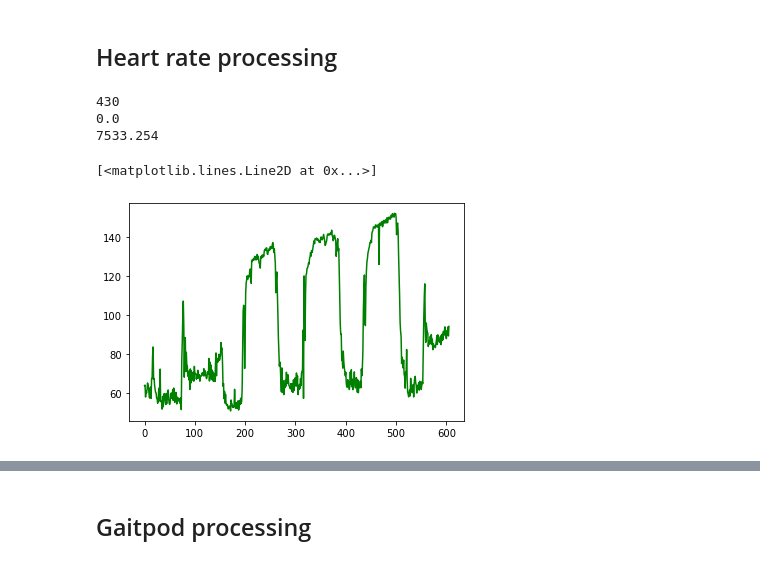
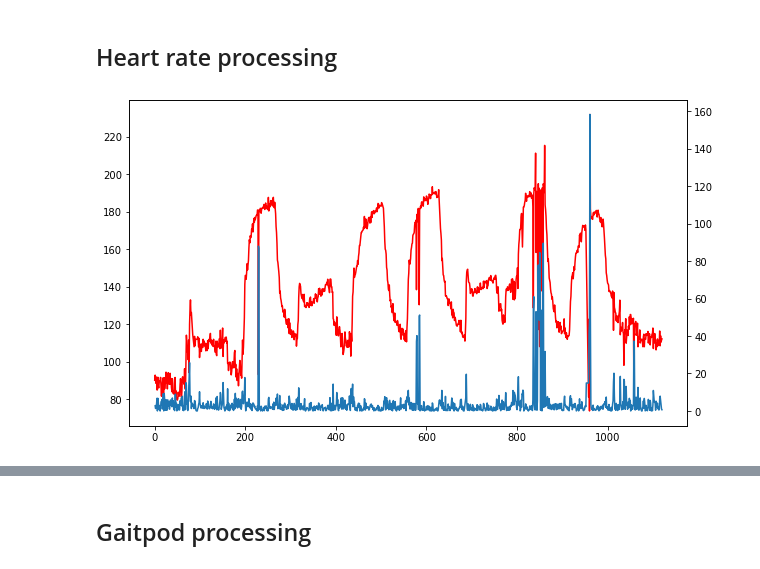
Before and after one commit to trinhgiahuy/OpenKinTest, a Jupyter notebook: 1_Neil_data_files/Neil_data_correlation_plot.ipynb, the cells around one changed output, grey strips where cells are left out. Drawn from its saved outputs; the diff is of its cells as text; code cells hidden in the pictures.

Commit message:
Update code for clean subject 1

```diff
--- a/1_Neil_data_files/Neil_data_correlation_plot.ipynb
+++ b/1_Neil_data_files/Neil_data_correlation_plot.ipynb
@@ -81,7 +81,7 @@ def check_duplicates(arr):
 
 def comma_to_float(string):
     string=str(string)
-    if len(string) == 0 or '-' in string:
+    if len(string) == 0 or '-' in string or '#' in string:
         return -100
     # Replace comma with dot and convert to float
     if ',' in string:
@@ -109,12 +109,6 @@ oxygen_data_reconstruct=np.array(oxygen_data_reconstruct)
 
 print(oxygen_data_reconstruct[:,0])
 
-
-# plt.figure(figsize=(17.5,15))
-# plt.plot(oxygen_data_reconstruct[:,1])
-# print(np.shape(oxygen_data_reconstruct))
-
-
 outline_threshold=200
 for i,row in enumerate(oxygen_data_reconstruct):
     if row[1]>outline_threshold:
@@ -135,5 +129,14 @@ lastSec=timestamps[-1]
 oxygenResamplingIdx = np.arange(firstSec, lastSec, Oxygen_sampling_time)
 oxygen_sampling=np.interp(oxygenResamplingIdx,timestamps,oxygen_data_reconstruct[:,1])
 
-# plt.plot(oxygen_sampling)
+## ===== FOR SUBJECT 2, REMOVE NAN AND ZERO ENTRIES
+reconstruct_index=[]
+if subjectID==1:
+    for i,data in enumerate(oxygen_sampling):
+        if data < 1:
+            reconstruct_index.append(i)
+    print(reconstruct_index)
+    oxygen_sampling = [value for index,value in enumerate(oxygen_sampling) if index not in reconstruct_index]
+
+plt.plot(oxygen_sampling)
 # %% [output]
@@ -143,44 +149,65 @@ oxygen_sampling=np.interp(oxygenResamplingIdx,timestamps,oxygen_data_reconstruct
 ## Heart rate processing
 # %%
 HR_CutOff_Time=HR_CutOff_Times[subjectID]
-print(HR_CutOff_Time)
+# print(HR_CutOff_Time)
 HR_data=np.squeeze(readCSV(HRFn))
 # HR_data=np.char.split(np.squeeze(readCSV(HRFn)),sep=";")
 HR_data_stack=list()
 for i in range(len(HR_data)):
     HR_data_tmp=HR_data[i].split(";")
 #     print(HR_data_tmp)
     HR_data_stack.append(HR_data_tmp)
 HR_data_stack=np.vstack(HR_data_stack)
 
 
 ## Remove HR data with len=0
 arr_list=HR_data_stack.tolist()
 HR_data_stack=[item for item in arr_list if len(item[0]) > 0 and len(item[1]) > 0]
 HR_data_stack=np.array(HR_data_stack).astype(np.float32).squeeze()
 
-# plt.figure(figsize=(17.5,15))
 HR_data_stack[:,0]=HR_data_stack[:,0]/1000
-# plt.plot(HR_data_stack[:,0],HR_data_stack[:,1])
-# print(np.shape(HR_data_stack))
+
 
 HRFirstEle=HR_data_stack[0,0]
 HRLastEle=HR_data_stack[-1,0]
-print(HRFirstEle)
-print(HRLastEle)
-HR_sampling_index=np.arange(firstSec, lastSec, HR_sampling_time)
+# print(HRFirstEle)
+# print(HRLastEle)
+HR_sampling_index=np.arange(HRFirstEle, HRLastEle, HR_sampling_time)
 
 HR_sampling=np.interp(HR_sampling_index,HR_data_stack[:,0],HR_data_stack[:,1])
 
 ##=========== Cut off HR data
 HR_sampling_cut=HR_sampling[HR_CutOff_Time:]
-# plt.plot(HR_sampling)
-# plt.plot(np.diff(HR_data_stack[:,0]))
-# plt.plot(HR_data_stack[:,1],'r')
-plt.plot(HR_sampling_cut,'g')
+
+# plt.plot(HR_sampling_cut,'g')
+HR_remove_index=[]
+# print(HR_sampling_cut)
+
+##=========== READY TO PLOT
+fig, ax1 = plt.subplots(figsize=(10, 6))
+ax2 = ax1.twinx()
+
+
+if subjectID==1:
+    for idx,hr_data_tmp in enumerate(HR_sampling_cut):
+        if hr_data_tmp < 70:
+            HR_remove_index.append(idx)
+    HR_sampling_cut=[value for index,value in enumerate(HR_sampling_cut) if index not in HR_remove_index ]
+
+    HR_sampling_cut=np.array([value for index,value in enumerate(HR_sampling_cut) if index not in reconstruct_index])
+elif subjectID==9:
+    pass
+
+# Detect outline data and take mean of window slide
+data=pd.Series(HR_sampling_cut)
+HR_smooth=HR_sampling_cut.copy()
+
+ax1.plot(HR_sampling_cut,'r')
+threshold = 25
+
+plt.plot(np.abs(data.diff()))
+outliers=np.abs(data.diff())>threshold
+for i in(range(len(outliers))):
+    pass
 # %% [output]
-430
-0.0
-7533.254
-[<matplotlib.lines.Line2D at 0x...>]
-[figure, old version]
+[figure, new version]
```
Also changed, not shown: parts of 22 cells of this notebook.
